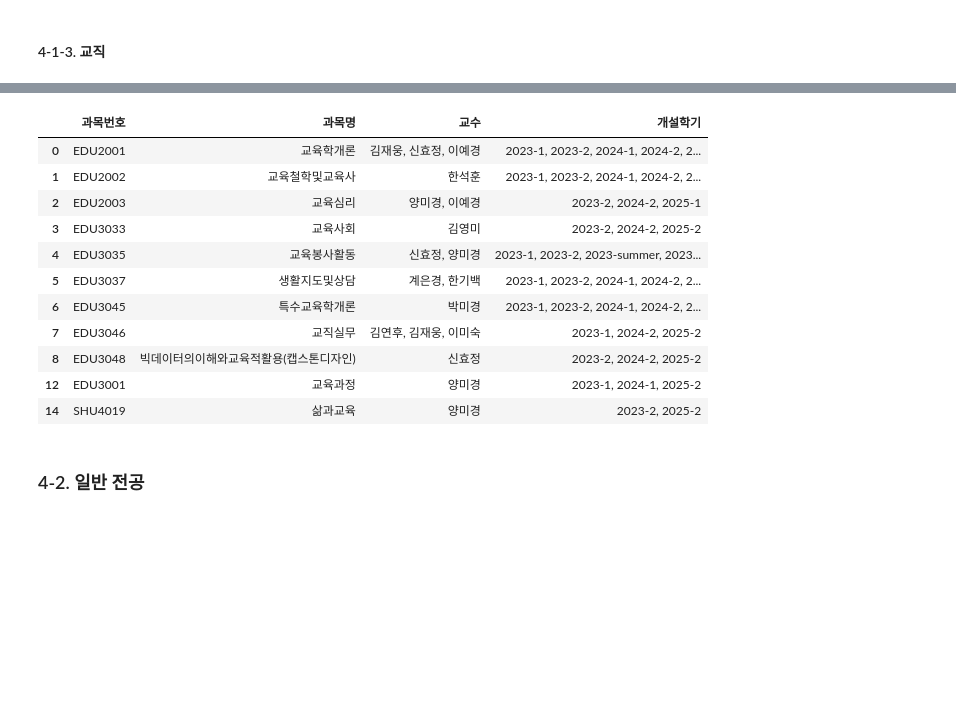
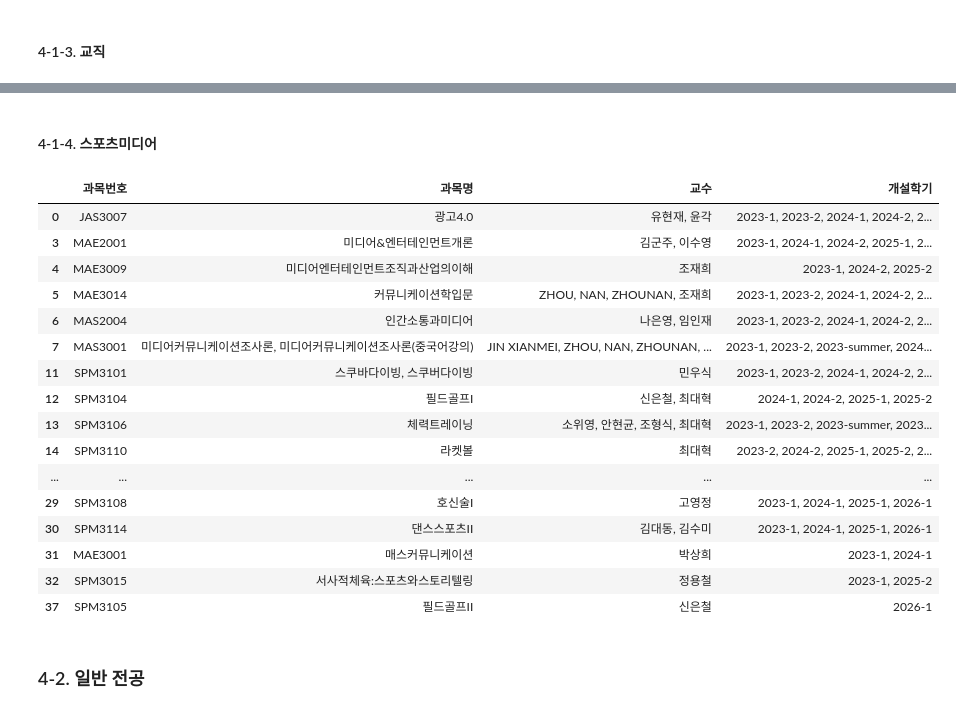
Before and after one commit to neulbokim/coursecheck, a Jupyter notebook: semester-course.ipynb, the cells around one changed output, grey strips where cells are left out. Cells and saved outputs as stored; diff of their text form; code cells hidden in the pictures; blank space fills up the shorter version.

```diff
--- a/semester-course.ipynb
+++ b/semester-course.ipynb
@@ -183,0 +211,2 @@ make_major_dfs(df_all, major_name="edu", codes=edu_codes)
+# %% [markdown]
+#### 4-1-4. 스포츠미디어
@@ -184,21 +227,26 @@ make_major_dfs(df_all, major_name="edu", codes=edu_codes)
 # %%
-#df_edu_spring
-#df_edu_summer
-df_edu_fall
-#df_edu_winter
+df_spm_spring
+#df_spm_summer
+#df_spm_fall
+#df_spm_winter
 # %% [output]
 |  | 과목번호 | 과목명 | 교수 | 개설학기 |
-| 0 | EDU2001 | 교육학개론 | 김재웅, 신효정, 이예경 | 2023-1, 2023-2, 2024-1, 2024-2, 2... |
-| 1 | EDU2002 | 교육철학및교육사 | 한석훈 | 2023-1, 2023-2, 2024-1, 2024-2, 2... |
-| 2 | EDU2003 | 교육심리 | 양미경, 이예경 | 2023-2, 2024-2, 2025-1 |
-| 3 | EDU3033 | 교육사회 | 김영미 | 2023-2, 2024-2, 2025-2 |
-| 4 | EDU3035 | 교육봉사활동 | 신효정, 양미경 | 2023-1, 2023-2, 2023-summer, 2023... |
-| 5 | EDU3037 | 생활지도및상담 | 계은경, 한기백 | 2023-1, 2023-2, 2024-1, 2024-2, 2... |
-| 6 | EDU3045 | 특수교육학개론 | 박미경 | 2023-1, 2023-2, 2024-1, 2024-2, 2... |
-| 7 | EDU3046 | 교직실무 | 김연후, 김재웅, 이미숙 | 2023-1, 2024-2, 2025-2 |
-| 8 | EDU3048 | 빅데이터의이해와교육적활용(캡스톤디자인) | 신효정 | 2023-2, 2024-2, 2025-2 |
-| 12 | EDU3001 | 교육과정 | 양미경 | 2023-1, 2024-1, 2025-2 |
-| 14 | SHU4019 | 삶과교육 | 양미경 | 2023-2, 2025-2 |
+| 0 | JAS3007 | 광고4.0 | 유현재, 윤각 | 2023-1, 2023-2, 2024-1, 2024-2, 2... |
+| 3 | MAE2001 | 미디어&엔터테인먼트개론 | 김군주, 이수영 | 2023-1, 2024-1, 2024-2, 2025-1, 2... |
+| 4 | MAE3009 | 미디어엔터테인먼트조직과산업의이해 | 조재희 | 2023-1, 2024-2, 2025-2 |
+| 5 | MAE3014 | 커뮤니케이션학입문 | ZHOU, NAN, ZHOUNAN, 조재희 | 2023-1, 2023-2, 2024-1, 2024-2, 2... |
+| 6 | MAS2004 | 인간소통과미디어 | 나은영, 임인재 | 2023-1, 2023-2, 2024-1, 2024-2, 2... |
+| 7 | MAS3001 | 미디어커뮤니케이션조사론, 미디어커뮤니케이션조사론(중국어강의) | JIN XIANMEI, ZHOU, NAN, ZHOUNAN, ... | 2023-1, 2023-2, 2023-summer, 2024... |
+| 11 | SPM3101 | 스쿠바다이빙, 스쿠버다이빙 | 민우식 | 2023-1, 2023-2, 2024-1, 2024-2, 2... |
+| 12 | SPM3104 | 필드골프I | 신은철, 최대혁 | 2024-1, 2024-2, 2025-1, 2025-2 |
+| 13 | SPM3106 | 체력트레이닝 | 소위영, 안현균, 조형식, 최대혁 | 2023-1, 2023-2, 2023-summer, 2023... |
+| 14 | SPM3110 | 라켓볼 | 최대혁 | 2023-2, 2024-2, 2025-1, 2025-2, 2... |
+| ... | ... | ... | ... | ... |
+| 29 | SPM3108 | 호신술I | 고영정 | 2023-1, 2024-1, 2025-1, 2026-1 |
+| 30 | SPM3114 | 댄스스포츠II | 김대동, 김수미 | 2023-1, 2024-1, 2025-1, 2026-1 |
+| 31 | MAE3001 | 매스커뮤니케이션 | 박상희 | 2023-1, 2024-1 |
+| 32 | SPM3015 | 서사적체육:스포츠와스토리텔링 | 정용철 | 2023-1, 2025-2 |
+| 37 | SPM3105 | 필드골프II | 신은철 | 2026-1 |
 # %% [markdown]
 ### 4-2. 일반 전공
 # %% [markdown]
```
Also changed, not shown: parts of 12 cells of this notebook, 9 other files.
